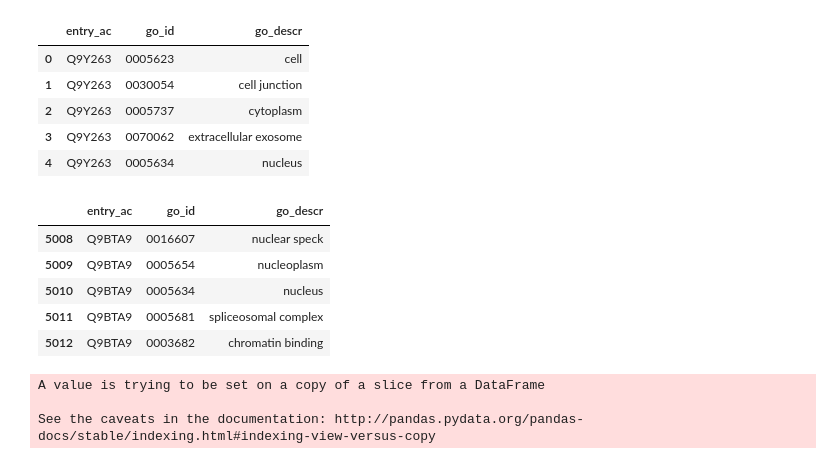
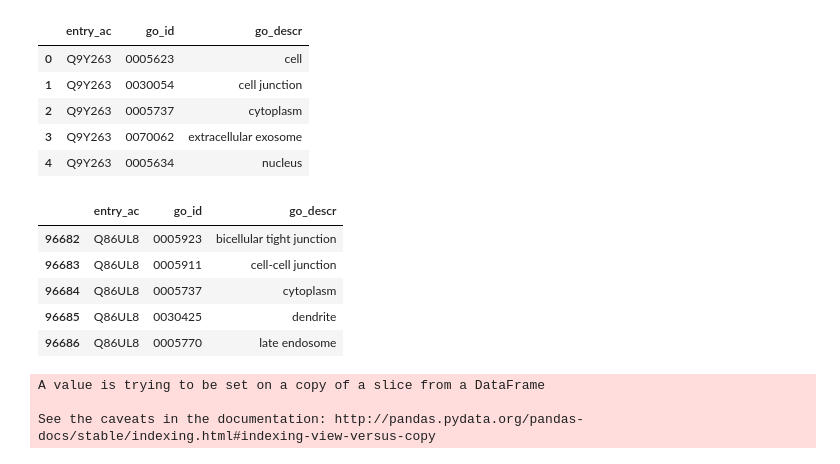
Before and after one commit to damiclem/proteincake, a Jupyter notebook: Helping function (temp).ipynb, the cells around one changed output. Saved outputs shown, nothing was run; the diff lists cells and outputs as text; code cells hidden in the pictures.

Commit message:
error in architecture module fixed

```diff
--- a/Helping function (temp).ipynb
+++ b/Helping function (temp).ipynb
@@ -660,7 +660,7 @@ ds_gene_ontology.head()
 | 3 | Q9Y263 | 0070062 | extracellular exosome |
 | 4 | Q9Y263 | 0005634 | nucleus |
 # %%
-def select_architecture(architecture, architecture_df=original_arch, go_df=ds_gene_ontology):
+def select_architecture(architecture, architecture_df, go_df):
     """
     Accept in input the architecture of interest and two dataframes. The first one maps every protein
     to its architecture and requires columns 'entry_ac' and 'architecture', the second one requires
@@ -673,16 +673,18 @@ def select_architecture(architecture, architecture_df=original_arch, go_df=ds_ge
     entries = architecture_df.entry_ac[architecture_df.architecture == architecture]
     # 2. Retrieve GO for each protein
     return go_df.loc[go_df.entry_ac.isin(entries)]
-# %%
-go_arch_df = select_architecture('PF00397')
-go_arch_df.head()
-# %% [output]
-|  | entry_ac | go_id | go_descr |
-| 5008 | Q9BTA9 | 0016607 | nuclear speck |
-| 5009 | Q9BTA9 | 0005654 | nucleoplasm |
-| 5010 | Q9BTA9 | 0005634 | nucleus |
-| 5011 | Q9BTA9 | 0005681 | spliceosomal complex |
-| 5012 | Q9BTA9 | 0003682 | chromatin binding |
+# %%
+arch_list = list(set(original_arch.architecture))
+
+go_arch_df = select_architecture(architecture=arch_list[1], architecture_df=original_arch, go_df=ds_gene_ontology)
+go_arch_df.head()
+# %% [output]
+|  | entry_ac | go_id | go_descr |
+| 96682 | Q86UL8 | 0005923 | bicellular tight junction |
+| 96683 | Q86UL8 | 0005911 | cell-cell junction |
+| 96684 | Q86UL8 | 0005737 | cytoplasm |
+| 96685 | Q86UL8 | 0030425 | dendrite |
+| 96686 | Q86UL8 | 0005770 | late endosome |
 # %%
 enrich_result = enrich(df1=go_arch_df, df2=original_go,
                        ontology=ontology,
```
Also changed, not shown: parts of 1 cell of this notebook, 23 other files.
